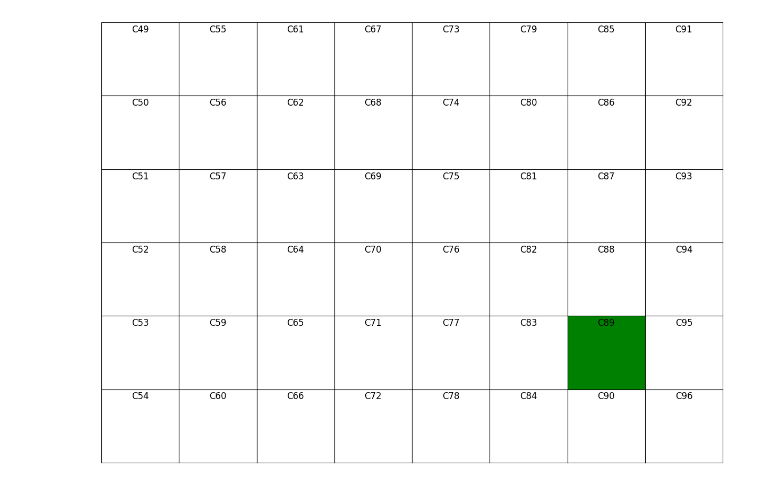
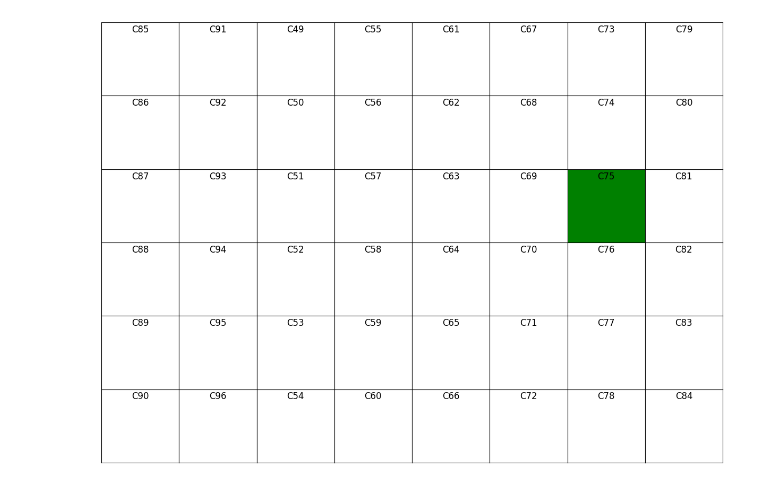
Before and after one commit to ermas3/Kanotplats-Admin, a Jupyter notebook: kanotplatser.ipynb, the cells around one changed output. Saved outputs shown, nothing was run; the diff lists cells and outputs as text; code cells hidden in the pictures.

Commit message:
Markera dubbelbokningar och sakande platser

```diff
--- a/kanotplatser.ipynb
+++ b/kanotplatser.ipynb
@@ -5,7 +5,7 @@ import matplotlib.pyplot as plt
 import os
 # %%
 B_spots = list(map(str, list(range(13, 43)) + [3743, 3844, 3945, 4046, 4147, 4248] + list(range(43, 55)) + [4955, 5056, 5157, 5258, 5359, 5460] + list(range(55, 67)) + [6167, 6268, 6369, 6470, 6571, 6672] + list(range(67, 79)) + [7379, 7480, 7581, 7682, 7783, 7884] + list(range(79, 103))))
-C_spots = list(map(str, list(range(49, 97))))
+C_spots = list(map(str, list(range(85, 97)) + list(range(49, 85))))
 D_spots = list(map(lambda x: f"{x:02}", range(1, 101)))
 
 spots_dict = {'B': B_spots, 'C': C_spots, 'D': D_spots}
@@ -81,34 +81,33 @@ full_summary(df)
 # %%
-def mark_spot(marked_spot):
-    letter = marked_spot[0]
-    spot = int(marked_spot[1:])
+def mark_spots(marked_spots):
+    letter = marked_spots[0][0]
+    spots = [int(spot[1:]) for spot in marked_spots]
 
     n_rows = levels_dict[letter]
     n_cols = int(np.ceil(len(spots_dict[letter]) / n_rows))
-    spots = spots_dict[letter]
+    all_spots = spots_dict[letter]
 
     fig, ax = plt.subplots(n_rows, n_cols, figsize=(11.7, 8.3))  # A4 landscape
 
     for col in range(n_cols):
-        for row in (range(n_rows)):
+        for row in range(n_rows):
+            idx = col * n_rows + row
+            spot_name = letter + all_spots[idx]
 
-            idx = col * n_rows + row
-            spot_name = letter + spots[idx]
-
-            if letter == "D": # I D-förrådet räknas platserna nerifrån och upp
+            if letter == "D":  # I D-förrådet räknas platserna nerifrån och upp
                 row = n_rows - row - 1
 
             ax[row, col].text(0.5, 0.9, spot_name, ha="center", va="center", fontsize=12)
 
-            if spot_name == marked_spot:
+            if spot_name in marked_spots:
                 ax[row, col].set_facecolor("#008000")
 
             ax[row, col].set_xticks([])  # Hide x-axis
             ax[row, col].set_yticks([])  # Hide y-axis
 
     plt.subplots_adjust(left=0, right=1, top=1, bottom=0, wspace=0, hspace=0)
-    plt.savefig(f"{marked_spot}.pdf", bbox_inches='tight')
+    plt.savefig(f"platser.pdf", bbox_inches='tight')
 
-mark_spot("C89")
+mark_spots(["C75"])
 # %% [output]
-[figure, old version]
+[figure, new version]
```
Also changed, not shown: parts of 1 cell of this notebook, 13 other files.
